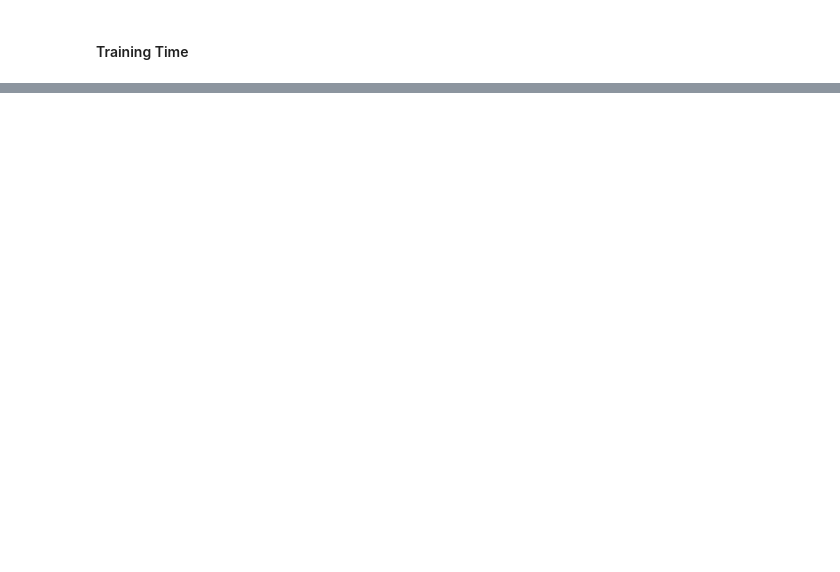
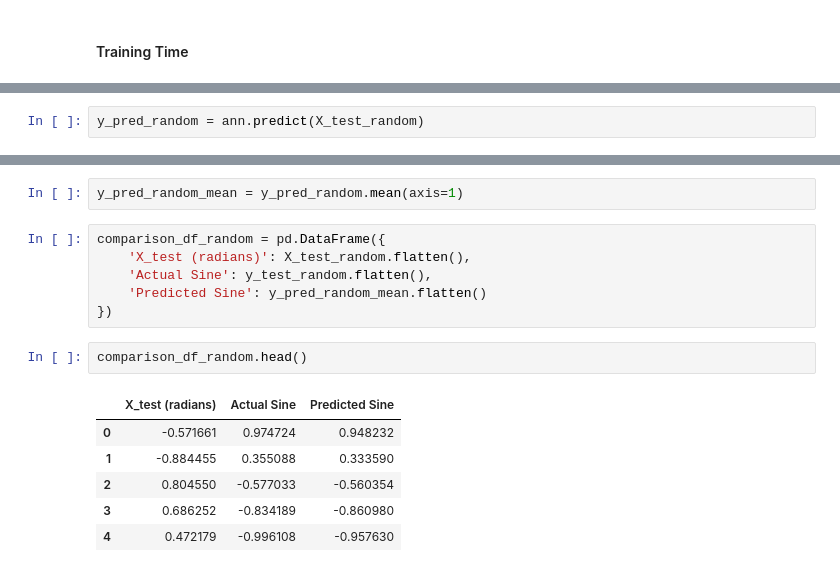
Before and after one commit to aminmk99/deep-learning-projects, a Jupyter notebook: Notebooks/Sine Function Approximation (ANN).ipynb, the cells around one changed output, grey strips where cells are left out. Cells and saved outputs as stored; diff of their text form; blank space fills up the shorter version.

```diff
--- a/Notebooks/Sine Function Approximation (ANN).ipynb
+++ b/Notebooks/Sine Function Approximation (ANN).ipynb
@@ -226,0 +341,2 @@ print(f"\nTotal Training Time: {end_time - start_time:.2f} seconds")
+# %%
+y_pred_random = ann.predict(X_test_random)
@@ -226,0 +345,17 @@ print(f"\nTotal Training Time: {end_time - start_time:.2f} seconds")
+# %%
+y_pred_random_mean = y_pred_random.mean(axis=1)
+# %%
+comparison_df_random = pd.DataFrame({
+    'X_test (radians)': X_test_random.flatten(),
+    'Actual Sine': y_test_random.flatten(),
+    'Predicted Sine': y_pred_random_mean.flatten()
+})
+# %%
+comparison_df_random.head()
+# %% [output]
+|  | X_test (radians) | Actual Sine | Predicted Sine |
+| 0 | -0.571661 | 0.974724 | 0.948232 |
+| 1 | -0.884455 | 0.355088 | 0.333590 |
+| 2 | 0.804550 | -0.577033 | -0.560354 |
+| 3 | 0.686252 | -0.834189 | -0.860980 |
+| 4 | 0.472179 | -0.996108 | -0.957630 |
```
Also changed, not shown: parts of 37 cells of this notebook.
